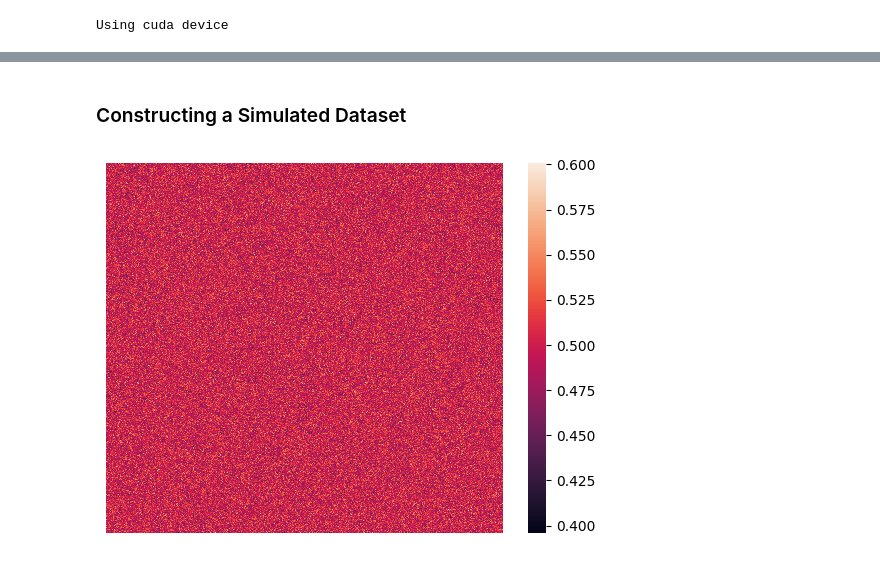
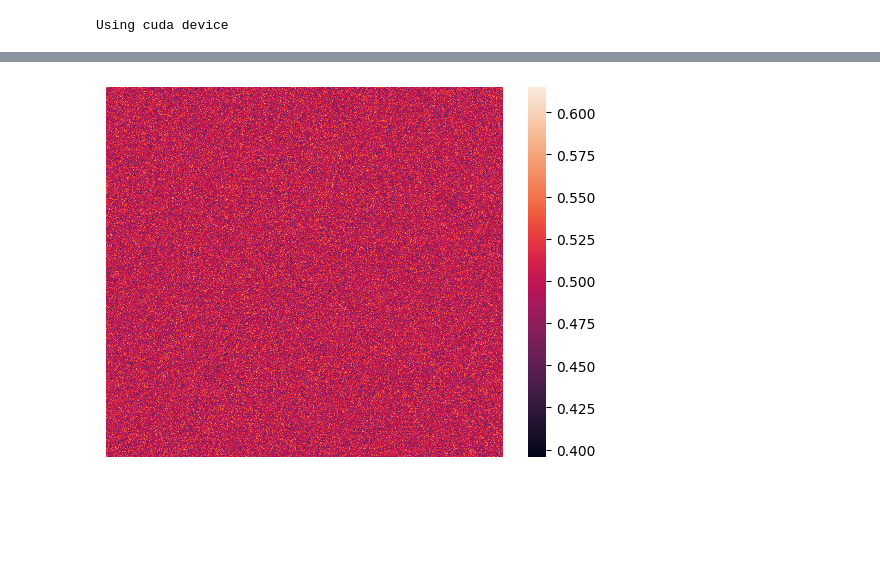
Before and after one commit to PerceptronV/Miscellaneous, a Jupyter notebook: Venue_Embedding_and_User_Rec.ipynb, the cells around one changed output, grey strips where cells are left out. Drawn from its saved outputs; the diff is of its cells as text; code cells hidden in the pictures; blank space fills up the shorter version.

```diff
--- a/Venue_Embedding_and_User_Rec.ipynb
+++ b/Venue_Embedding_and_User_Rec.ipynb
@@ -180,5 +194,3 @@ keep = 0.8 # @param {"type":"slider","min":0,"max":1,"step":0.01}
-# %% [markdown]
-### Constructing a Simulated Dataset
 # %%
 def batch_similarity(a, b):
     norm_a = torch.norm(a, dim=1)
@@ -187,10 +199,12 @@ def batch_similarity(a, b):
     return sim
 # %%
 user_embeddings = torch.randn(num_users, dim_embed)
-user_weights = torch.randn(num_users, dim_embed, dim_embed)
-user_preferred = user_embeddings + (user_weights @ user_embeddings.unsqueeze(dim=2)).squeeze(dim=2)
+alpha = 0.5
+beta = 1 - alpha
+user_weights = alpha * torch.eye(dim_embed) + beta * torch.randn(dim_embed, dim_embed)
+user_preferred = user_embeddings @ user_weights
 
 scores = batch_similarity(user_preferred, user_embeddings)
 _ = sns.heatmap(scores, xticklabels=[], yticklabels=[])
 # %% [output]
-[figure, old version]
+[figure, new version]
```
Also changed, not shown: parts of 25 cells of this notebook.
